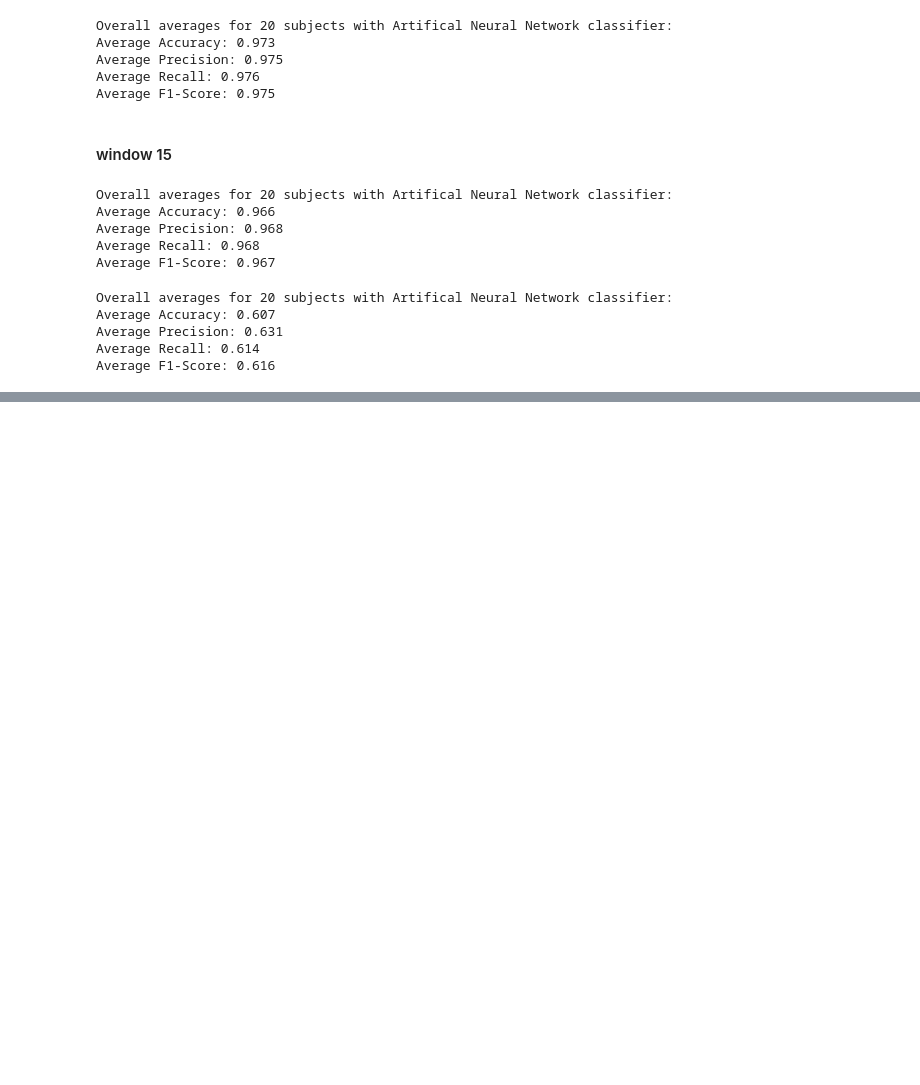
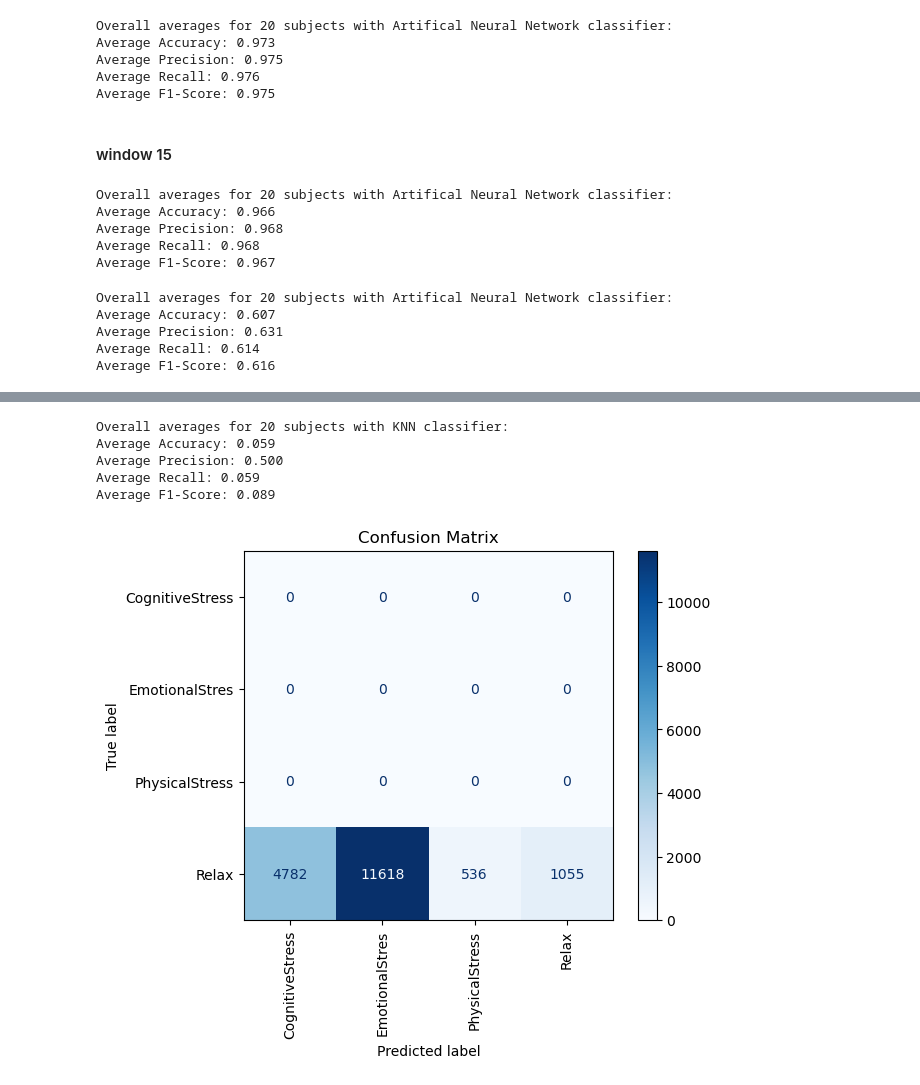
Before and after one commit to Yasmina-Mahdy/Machine-Project, a Jupyter notebook: main.ipynb, the cells around one changed output, grey strips where cells are left out. Cells and saved outputs as stored; diff of their text form; code cells hidden in the pictures; blank space fills up the shorter version.

```diff
--- a/main.ipynb
+++ b/main.ipynb
@@ -2960,0 +3108,9 @@ Average F1-Score: 0.616
+# %%
+KNN_leftover(all_sub_info_p_balanced, all_sub_info_p_leftover)
+# %% [output]
+Overall averages for 20 subjects with KNN classifier:
+Average Accuracy: 0.059
+Average Precision: 0.500
+Average Recall: 0.059
+Average F1-Score: 0.089
+[figure, added]
```
Also changed, not shown: parts of 17 cells of this notebook.
